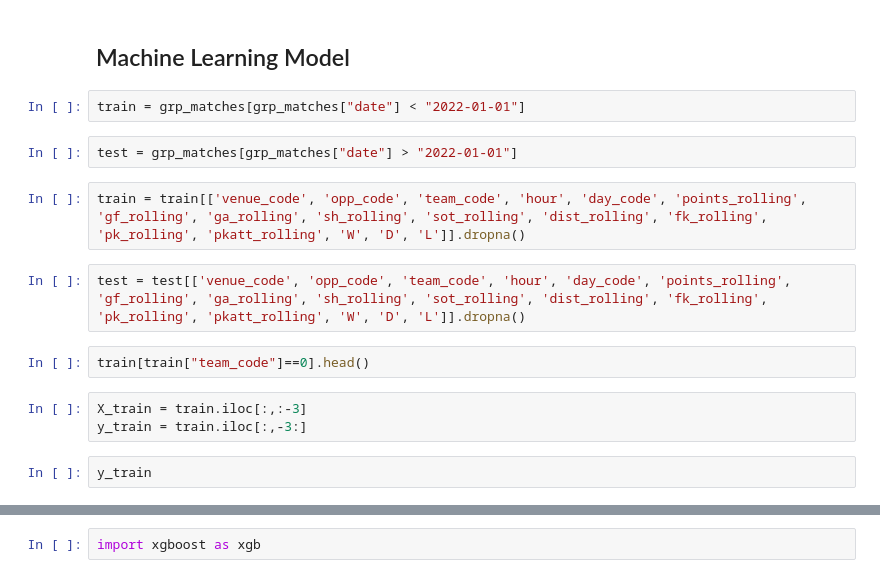
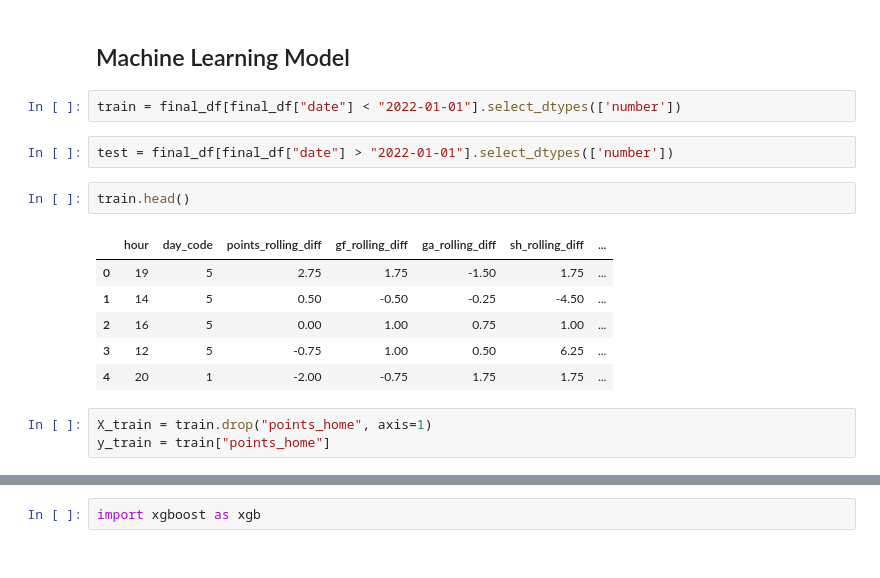
Before and after one commit to ijwatson98/EPL-Match-Predictor, a Jupyter notebook: EPL_match_predictor.ipynb, the cells around one changed output, grey strips where cells are left out. Drawn from its saved outputs; the diff is of its cells as text.

```diff
--- a/EPL_match_predictor.ipynb
+++ b/EPL_match_predictor.ipynb
@@ -231,17 +261,18 @@ Name: points_home, dtype: float64
 # %% [markdown]
 ## Machine Learning Model
 # %%
-train = grp_matches[grp_matches["date"] < "2022-01-01"]
+train = final_df[final_df["date"] < "2022-01-01"].select_dtypes(['number'])
 # %%
-test = grp_matches[grp_matches["date"] > "2022-01-01"]
+test = final_df[final_df["date"] > "2022-01-01"].select_dtypes(['number'])
-# %%
-train = train[['venue_code', 'opp_code', 'team_code', 'hour', 'day_code', 'points_rolling', 'gf_rolling', 'ga_rolling', 'sh_rolling', 'sot_rolling', 'dist_rolling', 'fk_rolling', 'pk_rolling', 'pkatt_rolling', 'W', 'D', 'L']].dropna()
-# %%
-test = test[['venue_code', 'opp_code', 'team_code', 'hour', 'day_code', 'points_rolling', 'gf_rolling', 'ga_rolling', 'sh_rolling', 'sot_rolling', 'dist_rolling', 'fk_rolling', 'pk_rolling', 'pkatt_rolling', 'W', 'D', 'L']].dropna()
 # %%
-train[train["team_code"]==0].head()
+train.head()
+# %% [output]
+|  | hour | day_code | points_rolling_diff | gf_rolling_diff | ga_rolling_diff | sh_rolling_diff | ... |
+| 0 | 19 | 5 | 2.75 | 1.75 | -1.50 | 1.75 | ... |
+| 1 | 14 | 5 | 0.50 | -0.50 | -0.25 | -4.50 | ... |
+| 2 | 16 | 5 | 0.00 | 1.00 | 0.75 | 1.00 | ... |
+| 3 | 12 | 5 | -0.75 | 1.00 | 0.50 | 6.25 | ... |
+| 4 | 20 | 1 | -2.00 | -0.75 | 1.75 | 1.75 | ... |
 # %%
-X_train = train.iloc[:,:-3]
-y_train = train.iloc[:,-3:]
+X_train = train.drop("points_home", axis=1)
+y_train = train["points_home"]
-# %%
-y_train
```
Also changed, not shown: parts of 45 cells of this notebook.
